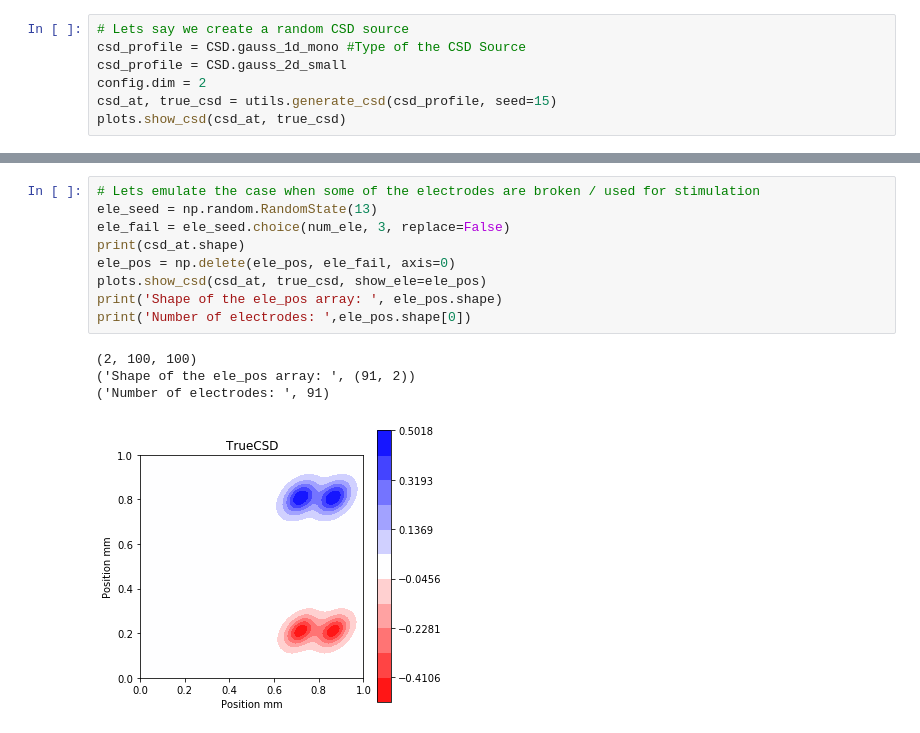
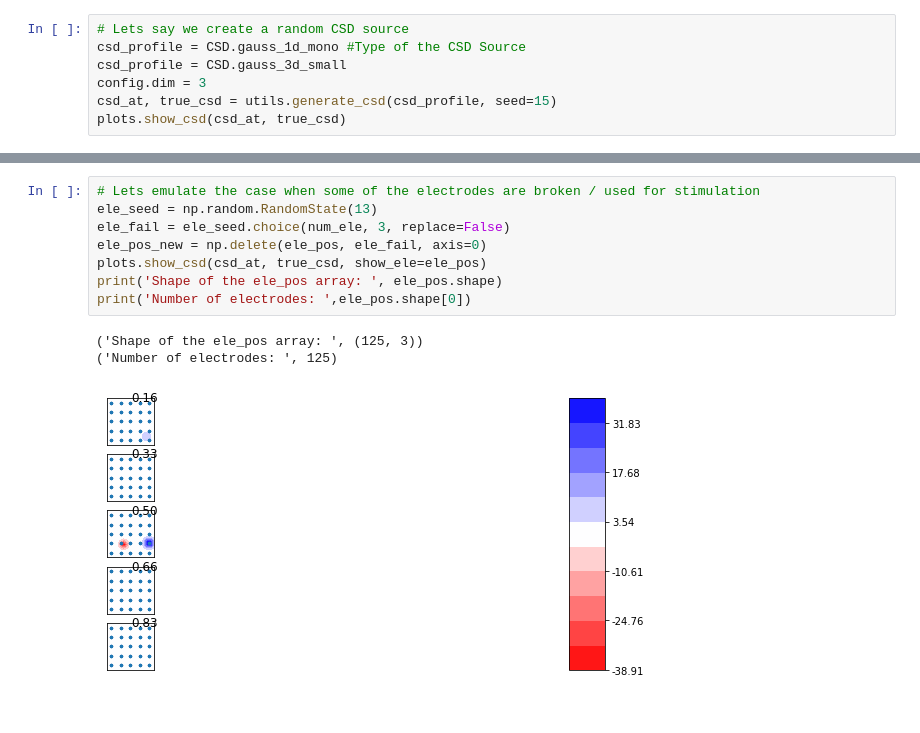
Before and after one commit to Neuroinflab/kCSD-python, a Jupyter notebook: tutorial_kcsd.ipynb, the cells around one changed output, grey strips where cells are left out. Drawn from its saved outputs; the diff is of its cells as text.

```diff
--- a/tutorial_kcsd.ipynb
+++ b/tutorial_kcsd.ipynb
@@ -18,8 +10,8 @@ or matplotlib.backends is imported for the first time.
 # %%
 # Lets say we create a random CSD source
 csd_profile = CSD.gauss_1d_mono #Type of the CSD Source
-csd_profile = CSD.gauss_2d_small
-config.dim = 2
+csd_profile = CSD.gauss_3d_small
+config.dim = 3
 csd_at, true_csd = utils.generate_csd(csd_profile, seed=15)
 plots.show_csd(csd_at, true_csd)
 # %% [output]
@@ -49,17 +35,15 @@ print('Number of electrodes: ',ele_pos.shape[0])
 # %%
 # Lets emulate the case when some of the electrodes are broken / used for stimulation
 ele_seed = np.random.RandomState(13)
 ele_fail = ele_seed.choice(num_ele, 3, replace=False)
-print(csd_at.shape)
-ele_pos = np.delete(ele_pos, ele_fail, axis=0)
+ele_pos_new = np.delete(ele_pos, ele_fail, axis=0)
 plots.show_csd(csd_at, true_csd, show_ele=ele_pos)
 print('Shape of the ele_pos array: ', ele_pos.shape)
 print('Number of electrodes: ',ele_pos.shape[0])
 # %% [output]
-(2, 100, 100)
-('Shape of the ele_pos array: ', (91, 2))
-('Number of electrodes: ', 91)
+('Shape of the ele_pos array: ', (125, 3))
+('Number of electrodes: ', 125)
-[figure, old version]
+[figure, new version]
 # %%
 # Lets compute the potential recorded by these electrodes due to the CSD
 r = 10.
```
Also changed, not shown: parts of 7 cells of this notebook, 2 other files.
